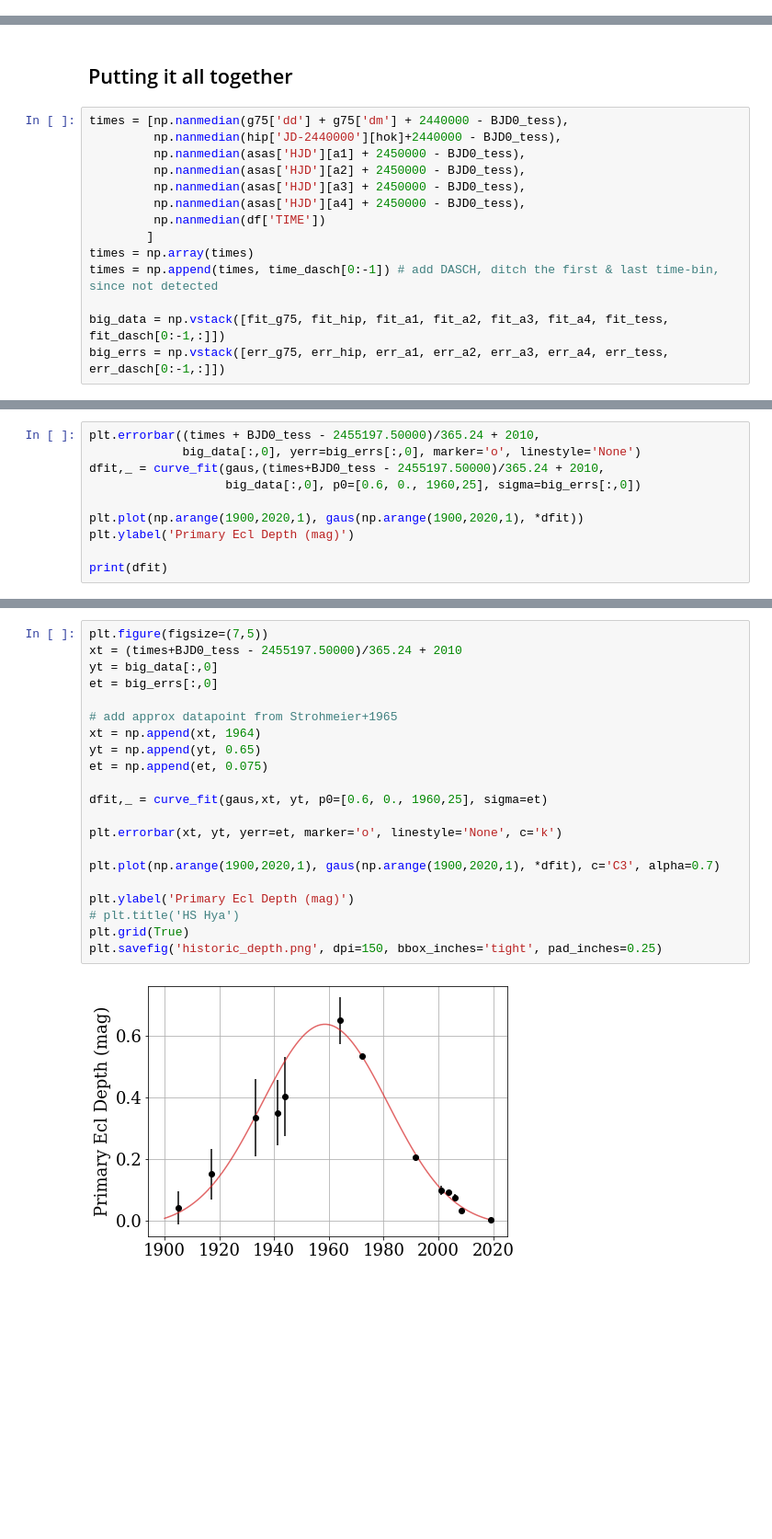
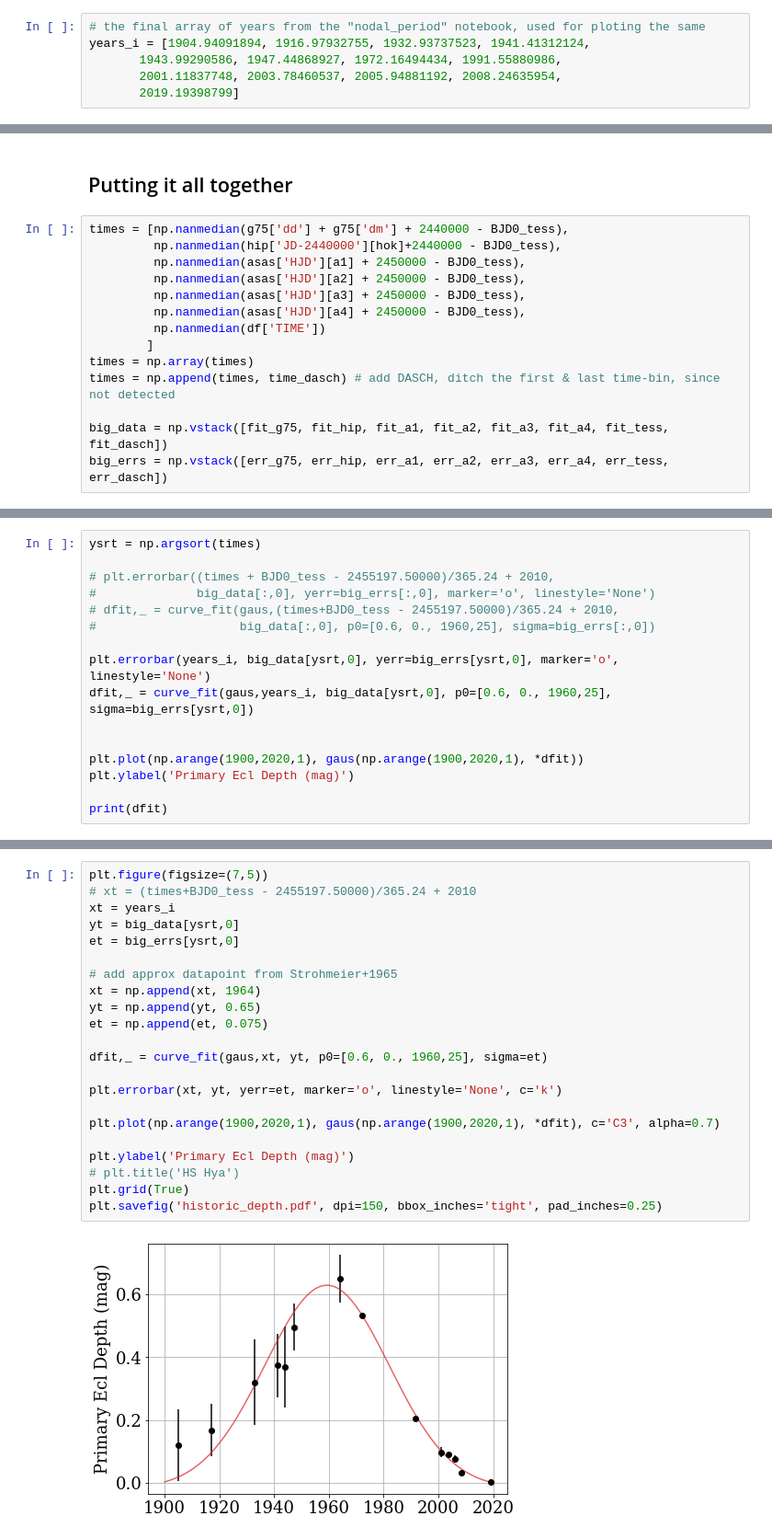
Before and after one commit to jradavenport/HS-Hya, a Jupyter notebook: makeplots.ipynb, the cells around one changed output, grey strips where cells are left out. Shown: that part at 92% size. Drawn from its saved outputs; the diff is of its cells as text; blank space fills up the shorter version.

Commit message:
figs ready for writing first draft of paper

```diff
--- a/makeplots.ipynb
+++ b/makeplots.ipynb
@@ -287,3 +287,9 @@ plt.scatter(dasch['year'].values[dbest][ecl] % 190./365.24, dasch['magcal_magdep
 # %% [output]
 <matplotlib.collections.PathCollection at 0x...>
 [figure]
+# %%
+# the final array of years from the "nodal_period" notebook, used for ploting the same
+years_i = [1904.94091894, 1916.97932755, 1932.93737523, 1941.41312124,
+       1943.99290586, 1947.44868927, 1972.16494434, 1991.55880986,
+       2001.11837748, 2003.78460537, 2005.94881192, 2008.24635954,
+       2019.19398799]
@@ -607,8 +646,8 @@ times = [np.nanmedian(g75['dd'] + g75['dm'] + 2440000 - BJD0_tess),
          np.nanmedian(df['TIME'])
         ]
 times = np.array(times)
-times = np.append(times, time_dasch[0:-1]) # add DASCH, ditch the first & last time-bin, since not detected
+times = np.append(times, time_dasch) # add DASCH, ditch the first & last time-bin, since not detected
 
-big_data = np.vstack([fit_g75, fit_hip, fit_a1, fit_a2, fit_a3, fit_a4, fit_tess, fit_dasch[0:-1,:]])
-big_errs = np.vstack([err_g75, err_hip, err_a1, err_a2, err_a3, err_a4, err_tess, err_dasch[0:-1,:]])
+big_data = np.vstack([fit_g75, fit_hip, fit_a1, fit_a2, fit_a3, fit_a4, fit_tess, fit_dasch])
+big_errs = np.vstack([err_g75, err_hip, err_a1, err_a2, err_a3, err_a4, err_tess, err_dasch])
 # %%
@@ -645,8 +671,14 @@ Text(0, 0.5, 'Primary Ecl Depth (mag)')
 # %%
-plt.errorbar((times + BJD0_tess - 2455197.50000)/365.24 + 2010,
-             big_data[:,0], yerr=big_errs[:,0], marker='o', linestyle='None')
-dfit,_ = curve_fit(gaus,(times+BJD0_tess - 2455197.50000)/365.24 + 2010,
-                   big_data[:,0], p0=[0.6, 0., 1960,25], sigma=big_errs[:,0])
+ysrt = np.argsort(times)
+
+# plt.errorbar((times + BJD0_tess - 2455197.50000)/365.24 + 2010,
+#              big_data[:,0], yerr=big_errs[:,0], marker='o', linestyle='None')
+# dfit,_ = curve_fit(gaus,(times+BJD0_tess - 2455197.50000)/365.24 + 2010,
+#                    big_data[:,0], p0=[0.6, 0., 1960,25], sigma=big_errs[:,0])
+
+plt.errorbar(years_i, big_data[ysrt,0], yerr=big_errs[ysrt,0], marker='o', linestyle='None')
+dfit,_ = curve_fit(gaus,years_i, big_data[ysrt,0], p0=[0.6, 0., 1960,25], sigma=big_errs[ysrt,0])
+
 
 plt.plot(np.arange(1900,2020,1), gaus(np.arange(1900,2020,1), *dfit))
 plt.ylabel('Primary Ecl Depth (mag)')
@@ -658,23 +690,24 @@ print(dfit)
 # %%
 plt.figure(figsize=(7,5))
-xt = (times+BJD0_tess - 2455197.50000)/365.24 + 2010
-yt = big_data[:,0]
-et = big_errs[:,0]
+# xt = (times+BJD0_tess - 2455197.50000)/365.24 + 2010
+xt = years_i
+yt = big_data[ysrt,0]
+et = big_errs[ysrt,0]
 
 # add approx datapoint from Strohmeier+1965
 xt = np.append(xt, 1964)
 yt = np.append(yt, 0.65)
 et = np.append(et, 0.075)
 
 dfit,_ = curve_fit(gaus,xt, yt, p0=[0.6, 0., 1960,25], sigma=et)
 
 plt.errorbar(xt, yt, yerr=et, marker='o', linestyle='None', c='k')
 
 plt.plot(np.arange(1900,2020,1), gaus(np.arange(1900,2020,1), *dfit), c='C3', alpha=0.7)
 
 plt.ylabel('Primary Ecl Depth (mag)')
 # plt.title('HS Hya')
 plt.grid(True)
-plt.savefig('historic_depth.png', dpi=150, bbox_inches='tight', pad_inches=0.25)
+plt.savefig('historic_depth.pdf', dpi=150, bbox_inches='tight', pad_inches=0.25)
 # %% [output]
-[figure, old version]
+[figure, new version]
```
Also changed, not shown: parts of 12 cells of this notebook, 1 other file.
